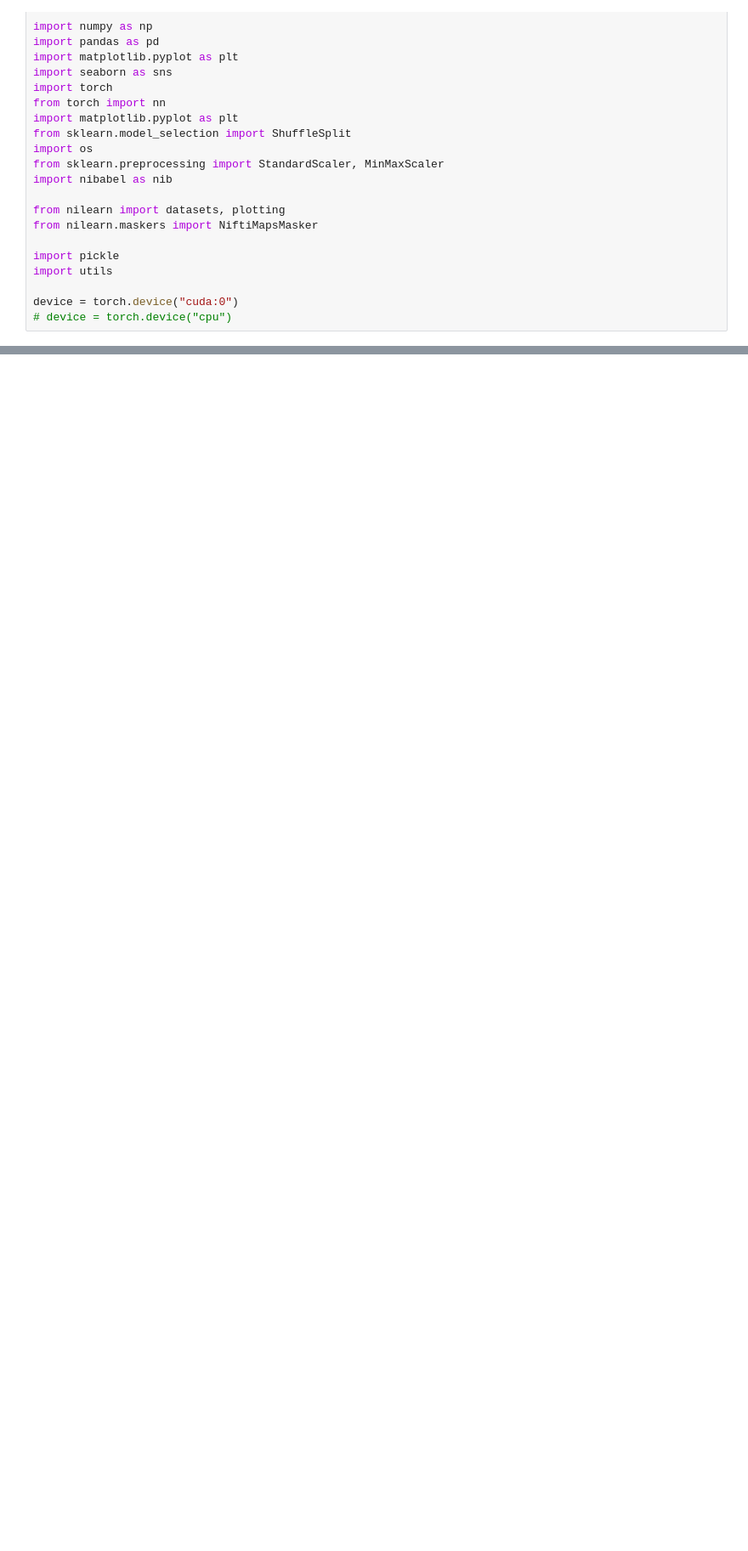
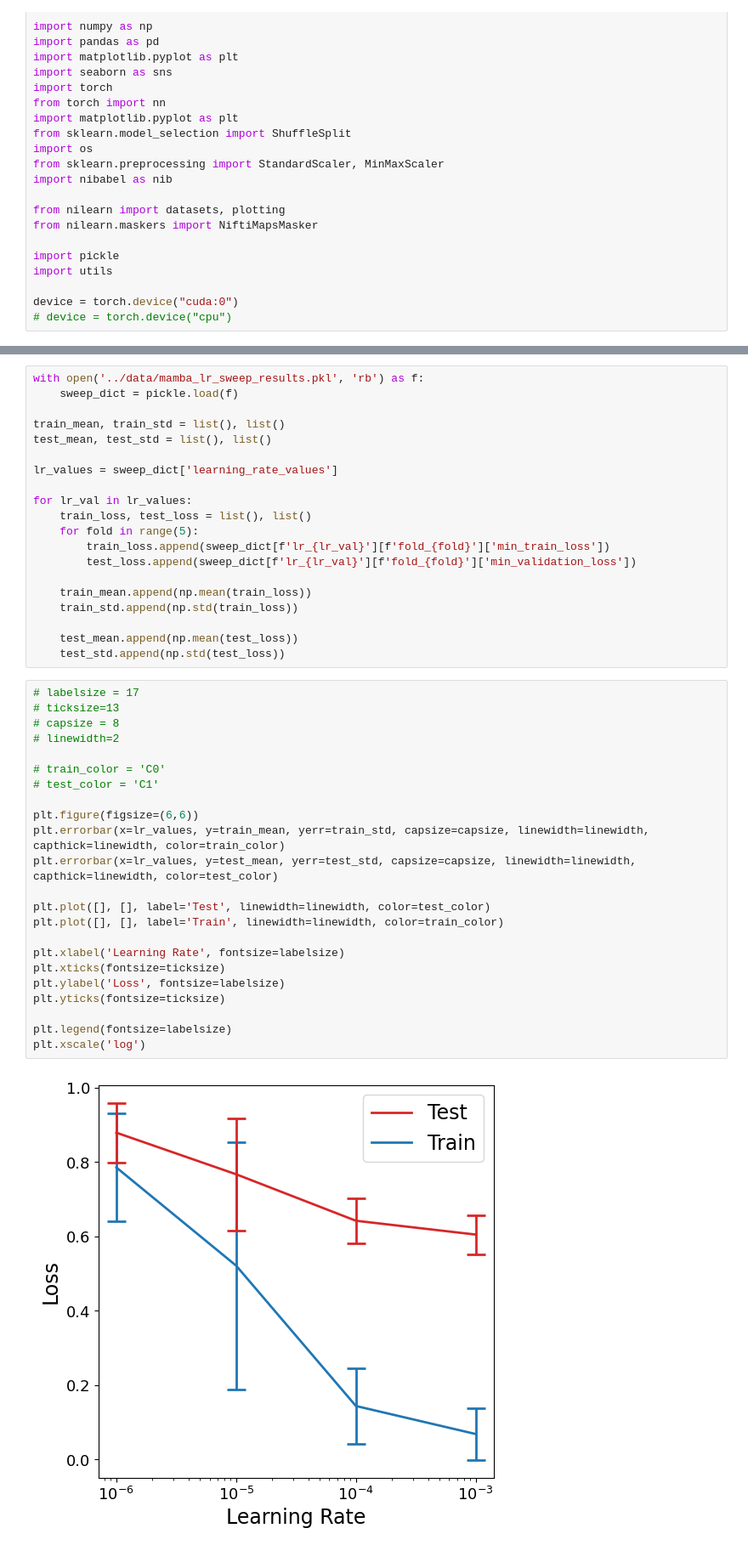
Before and after one commit to ntolley/metanets, a Jupyter notebook: notebooks/make_param_sweep_plots.ipynb, the cells around one changed output, grey strips where cells are left out. Shown at 85% size. Saved outputs shown, nothing was run; the diff lists cells and outputs as text; blank space fills up the shorter version.

```diff
--- a/notebooks/make_param_sweep_plots.ipynb
+++ b/notebooks/make_param_sweep_plots.ipynb
@@ -69,0 +74,45 @@ plt.legend(fontsize=labelsize)
+# %%
+with open('../data/mamba_lr_sweep_results.pkl', 'rb') as f:
+    sweep_dict = pickle.load(f)
+
+train_mean, train_std = list(), list()
+test_mean, test_std = list(), list()
+
+lr_values = sweep_dict['learning_rate_values']
+
+for lr_val in lr_values:
+    train_loss, test_loss = list(), list()
+    for fold in range(5):
+        train_loss.append(sweep_dict[f'lr_{lr_val}'][f'fold_{fold}']['min_train_loss'])
+        test_loss.append(sweep_dict[f'lr_{lr_val}'][f'fold_{fold}']['min_validation_loss'])
+
+    train_mean.append(np.mean(train_loss))
+    train_std.append(np.std(train_loss))
+
+    test_mean.append(np.mean(test_loss))
+    test_std.append(np.std(test_loss))
+# %%
+# labelsize = 17
+# ticksize=13
+# capsize = 8
+# linewidth=2
+
+# train_color = 'C0'
+# test_color = 'C1'
+
+plt.figure(figsize=(6,6))
+plt.errorbar(x=lr_values, y=train_mean, yerr=train_std, capsize=capsize, linewidth=linewidth, capthick=linewidth, color=train_color)
+plt.errorbar(x=lr_values, y=test_mean, yerr=test_std, capsize=capsize, linewidth=linewidth, capthick=linewidth, color=test_color)
+
+plt.plot([], [], label='Test', linewidth=linewidth, color=test_color)
+plt.plot([], [], label='Train', linewidth=linewidth, color=train_color)
+
+plt.xlabel('Learning Rate', fontsize=labelsize)
+plt.xticks(fontsize=ticksize)
+plt.ylabel('Loss', fontsize=labelsize)
+plt.yticks(fontsize=ticksize)
+
+plt.legend(fontsize=labelsize)
+plt.xscale('log')
+# %% [output]
+[figure, added]
```
Also changed, not shown: parts of 4 cells of this notebook.
